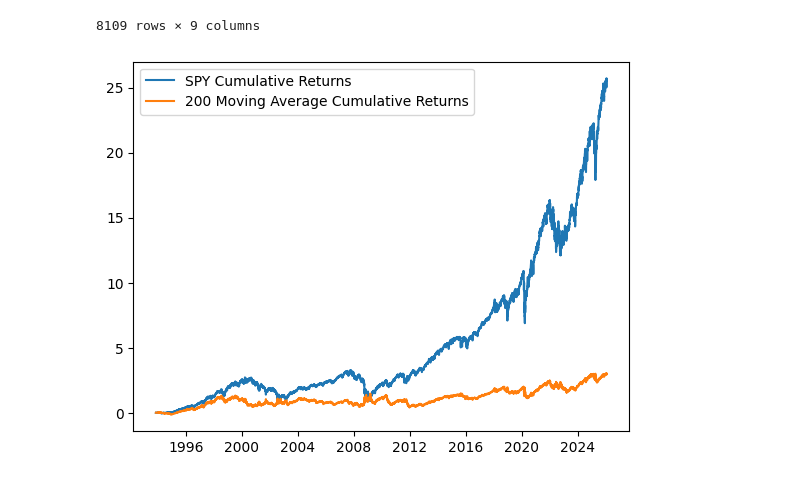
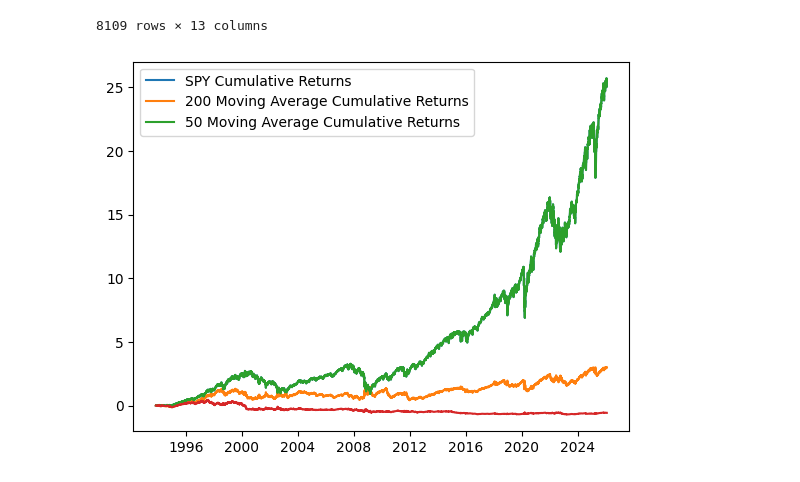
Before and after one commit to schwanzermichael/moving-average-strategy, a Jupyter notebook: MA.ipynb, the cells around one changed output. Cells and saved outputs as stored; diff of their text form; code cells hidden in the pictures.

```diff
--- a/MA.ipynb
+++ b/MA.ipynb
@@ -6,7 +6,8 @@ import numpy as np
 
 # Variablen
 TICKER = 'SPY'
-WINDOW = 200
+WINDOW_200 = 200
+WINDOW_50 = 50
 
 # Funktionen
 def get_data():
@@ -16,28 +17,41 @@ def get_data():
     period="max",
     progress=False)
     df.columns = df.columns.get_level_values(0)
-    df['MA'] = df['Close'].rolling(WINDOW).mean()
+
+    df['MA200'] = df['Close'].rolling(WINDOW_200).mean()
+    df['MA50'] = df['Close'].rolling(WINDOW_50).mean()
+
     return df.dropna()
 
 def add_strategy(df):
-    df['Strategy'] = np.where(df['Close'] > df['MA'], 1, -1)
-    df['Strategy'] = df['Strategy'].shift(1)
+    df['Strategy200'] = np.where(df['Close'] > df['MA200'], 1, -1)
+    df['Strategy200'] = df['Strategy200'].shift(1)
+
+    df['Strategy50'] = np.where(df['Close'] > df['MA50'], 1, -1)
+    df['Strategy50'] = df['Strategy50'].shift(1)
     return df
 
 def test_strategy(df):
-    df['asset_cumulative'] = np.cumprod(1 + df['Close'].pct_change()) -1
-    df['strategy_cumulative'] = np.cumprod(1 + df['Close'].pct_change() * df['Strategy']) -1
+    df['asset_cumulative200'] = np.cumprod(1 + df['Close'].pct_change()) -1
+    df['strategy_cumulative200'] = np.cumprod(1 + df['Close'].pct_change() * df['Strategy200']) -1
+
+    df['asset_cumulative50'] = np.cumprod(1 + df['Close'].pct_change()) -1
+    df['strategy_cumulative50'] = np.cumprod(1 + df['Close'].pct_change() * df['Strategy50']) -1
 
     # plot the returns
-    plt.plot(df['asset_cumulative'])
-    plt.plot(df['strategy_cumulative'])
-    plt.legend([f'{TICKER} Cumulative Returns', f'{WINDOW} Moving Average Cumulative Returns'])
+    plt.plot(df['asset_cumulative200'])
+    plt.plot(df['strategy_cumulative200'])
+    plt.plot(df['asset_cumulative50'])
+    plt.plot(df['strategy_cumulative50'])
+
+    plt.legend([f'{TICKER} Cumulative Returns', f'{WINDOW_200} Moving Average Cumulative Returns', f'{WINDOW_50} Moving Average Cumulative Returns'])
     return df
 
 def main():
     df = get_data()
     df = add_strategy(df)
     df = test_strategy(df)
+
     return df
 
 main()
@@ -58,2 +72,2 @@ main()
-8109 rows × 9 columns
+8109 rows × 13 columns
-[figure, old version]
+[figure, new version]
```
Also changed, not shown: parts of 1 cell of this notebook.
